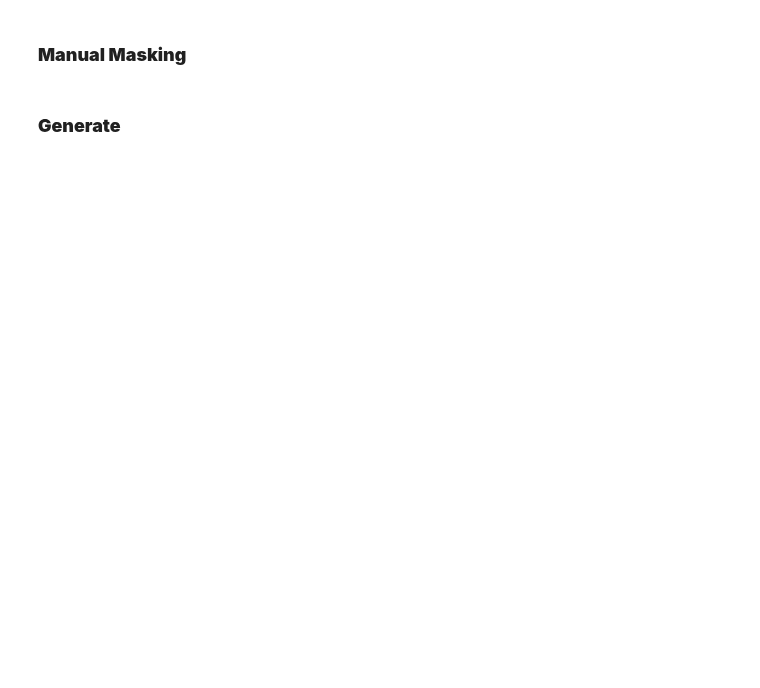
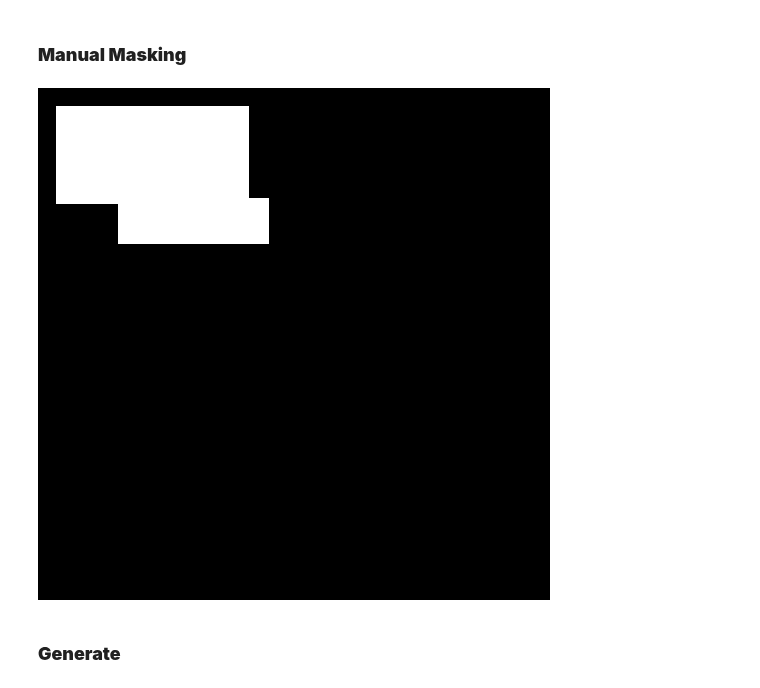
Before and after one commit to istamosh/idcamp-image-generation, a Jupyter notebook: Pipeline_submission_BFGAI_Alfian.ipynb, the cells around one changed output. Drawn from its saved outputs; the diff is of its cells as text; code cells hidden in the pictures; blank space fills up the shorter version.

```diff
--- a/Pipeline_submission_BFGAI_Alfian.ipynb
+++ b/Pipeline_submission_BFGAI_Alfian.ipynb
@@ -149,4 +192,22 @@ display(advanced_image)
 # %% [markdown]
 ### **Manual Masking**
+# %%
+from PIL import Image, ImageDraw
+
+# simple_image is 512x512; mask white = repaint, black = keep.
+# Target area: upper-left dark-sky region where a broken satellite will be placed.
+w, h = simple_image.size  # 512x512
+
+mask = Image.new("RGB", (w, h), "black")
+draw = ImageDraw.Draw(mask)
+
+# Main satellite body area (upper-left sky)
+draw.rectangle([18, 18, 210, 115], fill="white")
+# Trailing debris fragment slightly lower
+draw.rectangle([80, 110, 230, 155], fill="white")
+
+display(mask)
+# %% [output]
+[figure, added]
 # %% [markdown]
 ### **Generate**
```
Also changed, not shown: parts of 2 cells of this notebook.
